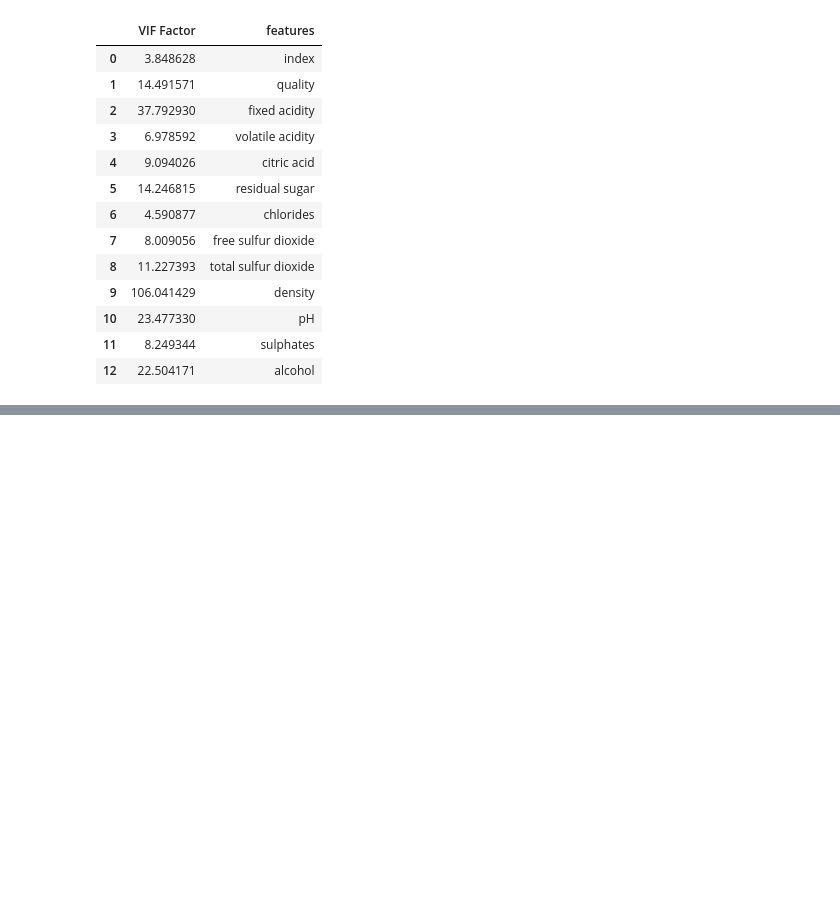
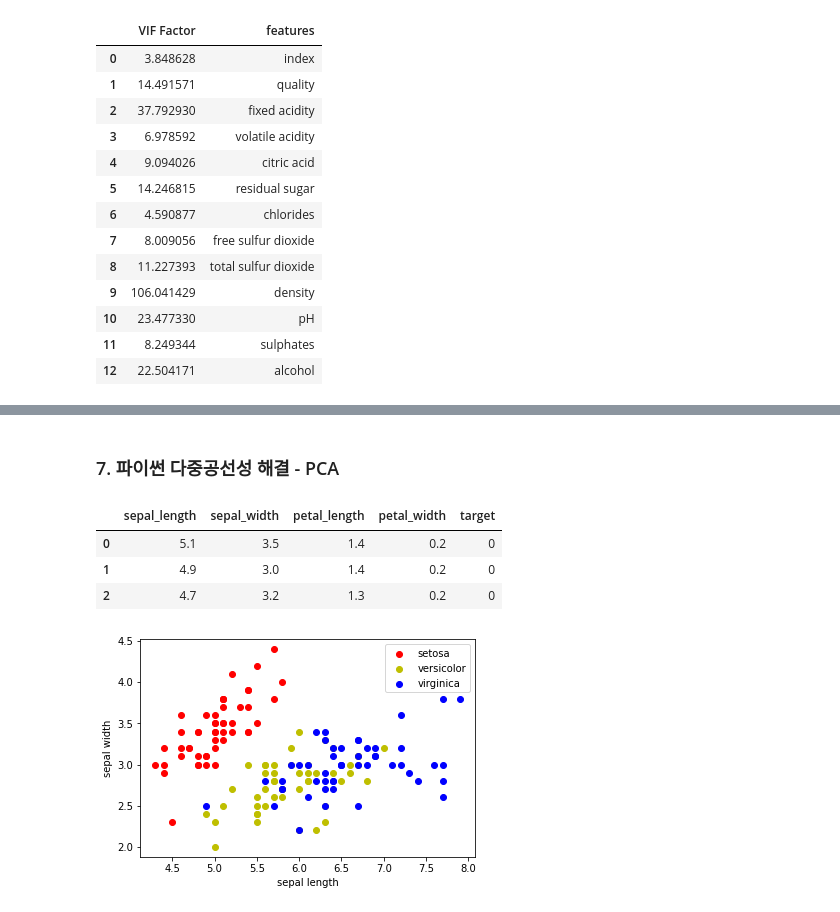
Before and after one commit to happycoder-leesh/kaggle_study, a Jupyter notebook: 1st_week_4.ipynb, the cells around one changed output, grey strips where cells are left out. Drawn from its saved outputs; the diff is of its cells as text; code cells hidden in the pictures; blank space fills up the shorter version.

```diff
--- a/1st_week_4.ipynb
+++ b/1st_week_4.ipynb
@@ -199,0 +258,20 @@ vif
+# %% [markdown]
+### 7. 파이썬 다중공선성 해결 - PCA
+# %%
+from sklearn.datasets import load_iris
+import pandas as pd
+
+# 사이킷런 내장 데이터 셋 API 호출
+
+iris = load_iris()
+
+# DataFrame으로 변환
+df = pd.DataFrame(iris.data)
+df.columns = ['sepal_length', 'sepal_width', 'petal_length', 'petal_width']
+df['target'] = iris.target
+df.head(3)
+# %% [output]
+|  | sepal_length | sepal_width | petal_length | petal_width | target |
+| 0 | 5.1 | 3.5 | 1.4 | 0.2 | 0 |
+| 1 | 4.9 | 3.0 | 1.4 | 0.2 | 0 |
+| 2 | 4.7 | 3.2 | 1.3 | 0.2 | 0 |
@@ -199,0 +287,18 @@ vif
+# %%
+# setosa는 빨간색, versicolor는 노란색, virginicasms 파란색
+color = ['r', 'y', 'b']
+
+# setosa의 target 값은 0, versicolor는 1, virginica는 2
+# 각 target 별로 다른 색으로 scatter plot
+
+for i, c in enumerate(color):
+    x_axis_data = df[df['target']==i]['sepal_length']
+    y_axis_data = df[df['target']==i]['sepal_width']
+    plt.scatter(x_axis_data, y_axis_data, color=c, label=iris.target_names[i])
+
+plt.legend()
+plt.xlabel('sepal length')
+plt.ylabel('sepal width')
+plt.show()
+# %% [output]
+[figure, added]
```
Also changed, not shown: parts of 8 cells of this notebook.
